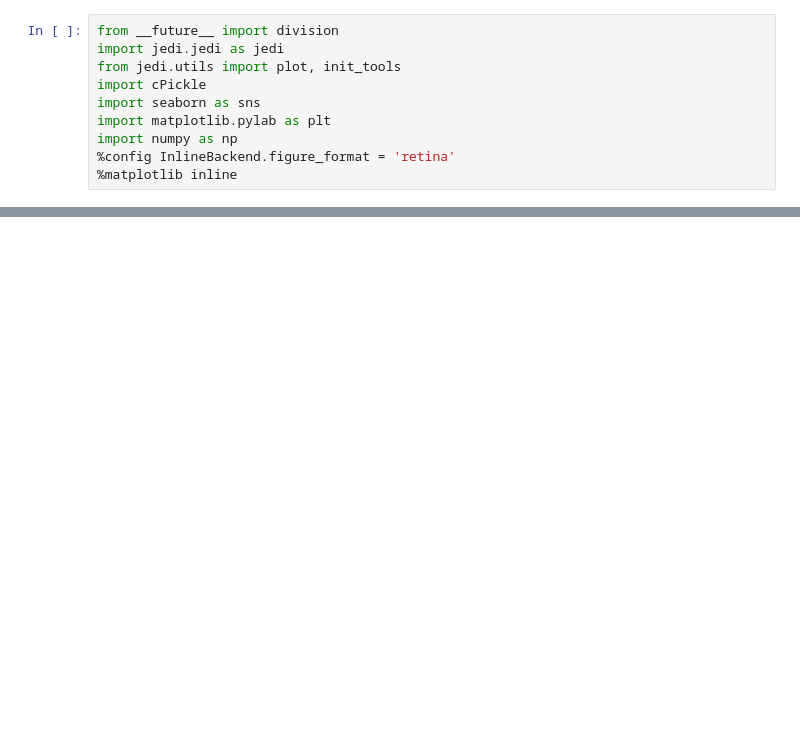
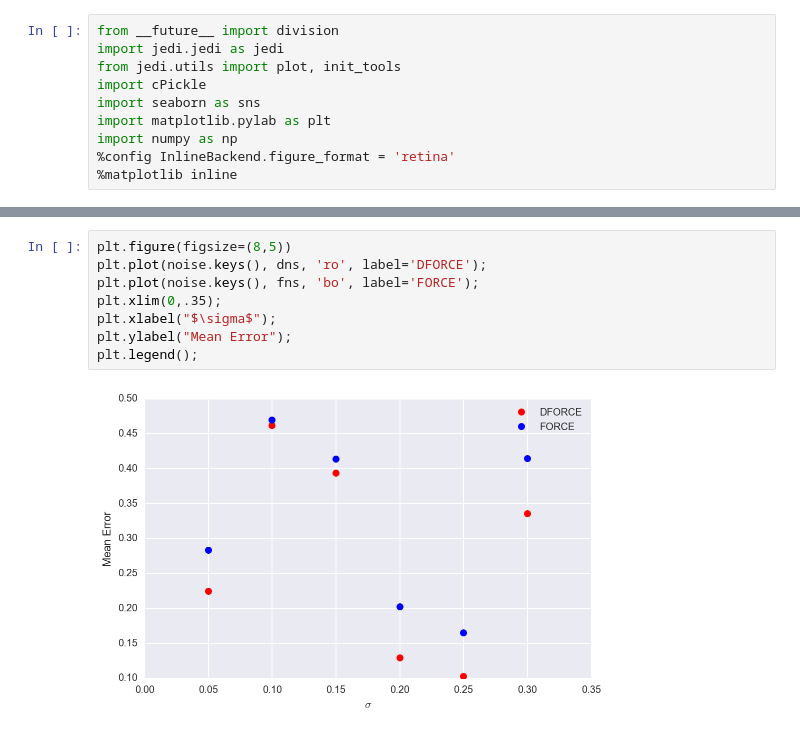
Before and after one commit to avicennax/jedi, a Jupyter notebook: notebooks/NoiseProtoPlots.ipynb, the cells around one changed output, grey strips where cells are left out. Cells and saved outputs as stored; diff of their text form; blank space fills up the shorter version.

```diff
--- a/notebooks/NoiseProtoPlots.ipynb
+++ b/notebooks/NoiseProtoPlots.ipynb
@@ -75,0 +77,10 @@ DFORCE: 0.3445
+# %%
+plt.figure(figsize=(8,5))
+plt.plot(noise.keys(), dns, 'ro', label='DFORCE');
+plt.plot(noise.keys(), fns, 'bo', label='FORCE');
+plt.xlim(0,.35);
+plt.xlabel("$\sigma$");
+plt.ylabel("Mean Error");
+plt.legend();
+# %% [output]
+[figure, added]
```
Also changed, not shown: parts of 8 cells of this notebook, 3 other files.
